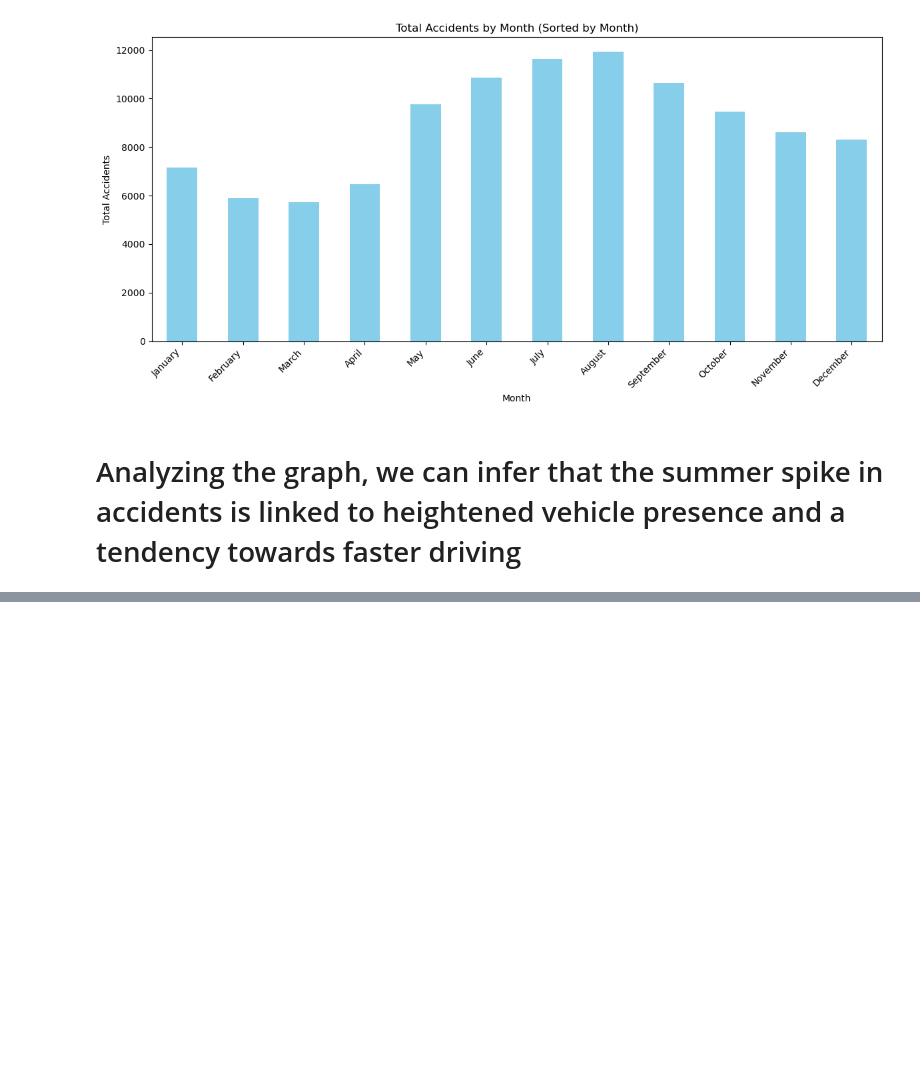
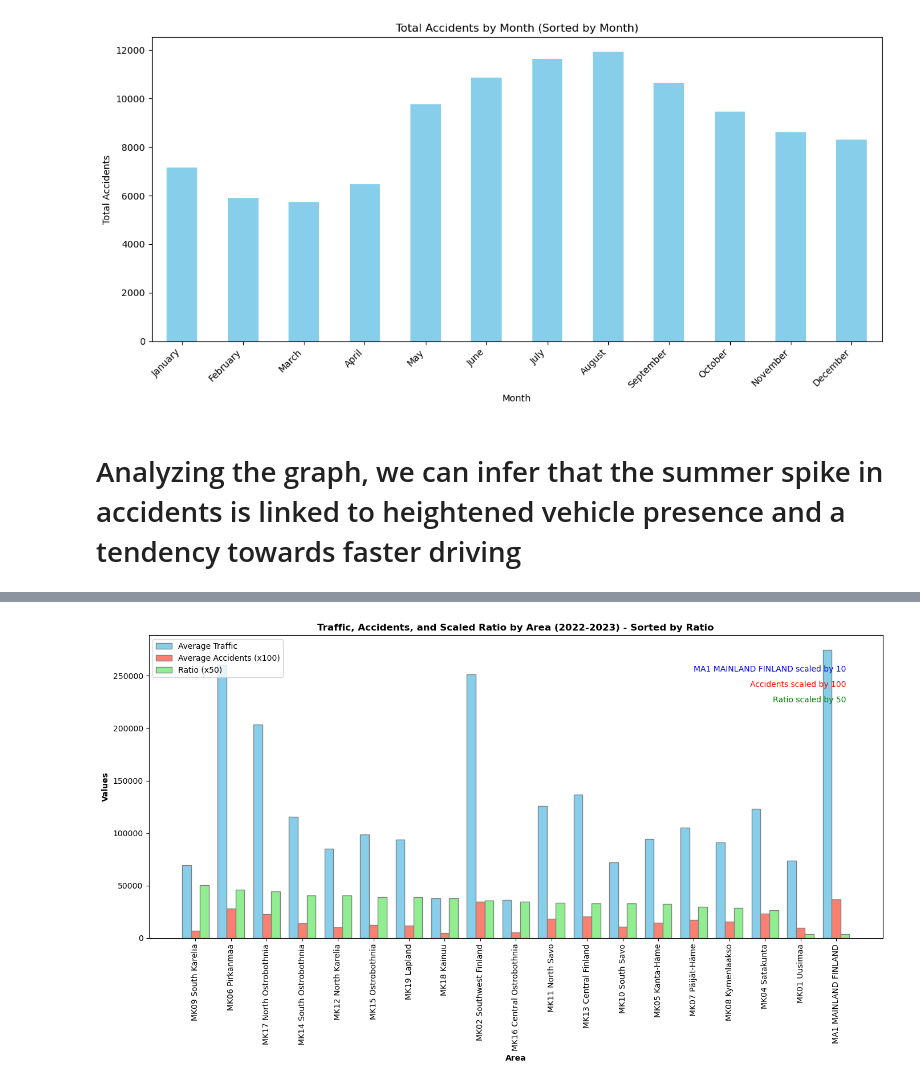
Before and after one commit to TheAhmadSharif/ML_Lab, a Jupyter notebook: Finland_stat/Injury_Population.ipynb, the cells around one changed output, grey strips where cells are left out. Drawn from its saved outputs; the diff is of its cells as text; code cells hidden in the pictures; blank space fills up the shorter version.

```diff
--- a/Finland_stat/Injury_Population.ipynb
+++ b/Finland_stat/Injury_Population.ipynb
@@ -248,0 +251,92 @@ Text(0, 0.5, 'Total Accidents')
+# %%
+import pandas as pd
+import matplotlib.pyplot as plt
+import numpy as np
+
+# Data as a dictionary
+data = {
+    "Area": [
+        "MA1 MAINLAND FINLAND", "MK01 Uusimaa", "MK02 Southwest Finland", "MK04 Satakunta",
+        "MK05 Kanta-Häme", "MK06 Pirkanmaa", "MK07 Päijät-Häme", "MK08 Kymenlaakso",
+        "MK09 South Karelia", "MK10 South Savo", "MK11 North Savo", "MK12 North Karelia",
+        "MK13 Central Finland", "MK14 South Ostrobothnia", "MK15 Ostrobothnia",
+        "MK16 Central Ostrobothnia", "MK17 North Ostrobothnia", "MK18 Kainuu", "MK19 Lapland"
+    ],
+    "2022_Number_of_Traffic": [
+        2740393, 734518, 250513, 122966, 94280, 259125, 105150, 91198, 69512, 72200,
+        125915, 85498, 136849, 115219, 98331, 36559, 202749, 38192, 93442
+    ],
+    "2023_Number_of_Traffic": [
+        2756015, 741261, 251910, 123330, 94207, 261740, 105072, 90792, 69613, 72032,
+        126193, 85351, 137206, 115661, 98828, 36535, 204065, 38108, 94583
+    ],
+    "2022_Number_of_Accident": [
+        3812, 970, 369, 248, 144, 293, 173, 175, 80, 127, 211, 108, 221, 145, 127, 45, 216, 35, 125
+    ],
+    "2023_Number_of_Accident": [
+        3608, 962, 329, 220, 145, 275, 179, 144, 58, 92, 162, 103, 190, 139, 125, 60, 242, 66, 117
+    ]
+}
+
+# Load the data into a pandas DataFrame
+df = pd.DataFrame(data)
+
+# Calculate the average traffic and accidents for each area
+df['Average Traffic'] = df[['2022_Number_of_Traffic', '2023_Number_of_Traffic']].mean(axis=1)
+df['Average Accidents'] = df[['2022_Number_of_Accident', '2023_Number_of_Accident']].mean(axis=1)
+
+# Calculate the Ratio (Traffic/Accidents)
+df['Ratio'] = df['Average Traffic'] / df['Average Accidents']
+
+# Scale down only "MA1 MAINLAND FINLAND" and "MK01 Uusimaa" to balance the plot
+scale_factor = 10  # Scale down by a factor of 10
+df.loc[df['Area'] == 'MA1 MAINLAND FINLAND', 'Average Traffic'] /= scale_factor
+df.loc[df['Area'] == 'MA1 MAINLAND FINLAND', 'Average Accidents'] /= scale_factor
+df.loc[df['Area'] == 'MA1 MAINLAND FINLAND', 'Ratio'] /= scale_factor
+
+df.loc[df['Area'] == 'MK01 Uusimaa', 'Average Traffic'] /= scale_factor
+df.loc[df['Area'] == 'MK01 Uusimaa', 'Average Accidents'] /= scale_factor
+df.loc[df['Area'] == 'MK01 Uusimaa', 'Ratio'] /= scale_factor
+
+# Scale up the Ratio values to make them visible
+ratio_scaling_factor = 50  # Scale up Ratio by 400 #############################################
+df['Ratio Scaled'] = df['Ratio'] * ratio_scaling_factor
+
+# Sort the DataFrame by Ratio for better visualization
+df = df.sort_values(by='Ratio', ascending=False)
+
+# --- Three-Bar Plot for Traffic, Accidents, and Scaled Ratio ---
+plt.figure(figsize=(14, 8))  # Adjust figure size as needed
+bar_width = 0.25  # Width of the bars
+
+# Set the positions of the bars on the x-axis
+r1 = np.arange(len(df['Area']))  # Positions for Traffic
+r2 = [x + bar_width for x in r1]  # Positions for Accidents
+r3 = [x + bar_width * 2 for x in r1]  # Positions for Ratio
+
+# Plot Traffic
+plt.bar(r1, df['Average Traffic'], color='skyblue', width=bar_width, edgecolor='grey', label='Average Traffic')
+
+# Plot Accidents (scaled for visibility)
+accident_scaling_factor = 100  # Scale accidents by 1000 #############################################
+plt.bar(r2, df['Average Accidents'] * accident_scaling_factor, color='salmon', width=bar_width, edgecolor='grey', label=f'Average Accidents (x{accident_scaling_factor})')
+
+# Plot Scaled Ratio
+plt.bar(r3, df['Ratio Scaled'], color='lightgreen', width=bar_width, edgecolor='grey', label=f'Ratio (x{ratio_scaling_factor})')
+
+# Add labels, title, and legend
+plt.xlabel('Area', fontweight='bold')
+plt.ylabel('Values', fontweight='bold')
+plt.title('Traffic, Accidents, and Scaled Ratio by Area (2022-2023) - Sorted by Ratio', fontweight='bold')
+plt.xticks([r + bar_width for r in range(len(df['Area']))], df['Area'], rotation=90)
+plt.legend()
+
+# Add annotation for scaling factors
+plt.text(0.95, 0.9, f'MA1 MAINLAND FINLAND scaled by {scale_factor}', transform=plt.gca().transAxes, ha='right', va='top', fontsize=10, color='blue')
+plt.text(0.95, 0.85, f'Accidents scaled by {accident_scaling_factor}', transform=plt.gca().transAxes, ha='right', va='top', fontsize=10, color='red')
+plt.text(0.95, 0.8, f'Ratio scaled by {ratio_scaling_factor}', transform=plt.gca().transAxes, ha='right', va='top', fontsize=10, color='green')
+
+# Show the plot
+plt.tight_layout()  # Improves plot layout
+plt.show()
+# %% [output]
@@ -248,0 +371 @@ Text(0, 0.5, 'Total Accidents')
+[figure, added]
```
Also changed, not shown: parts of 3 cells of this notebook, 5 other files.
